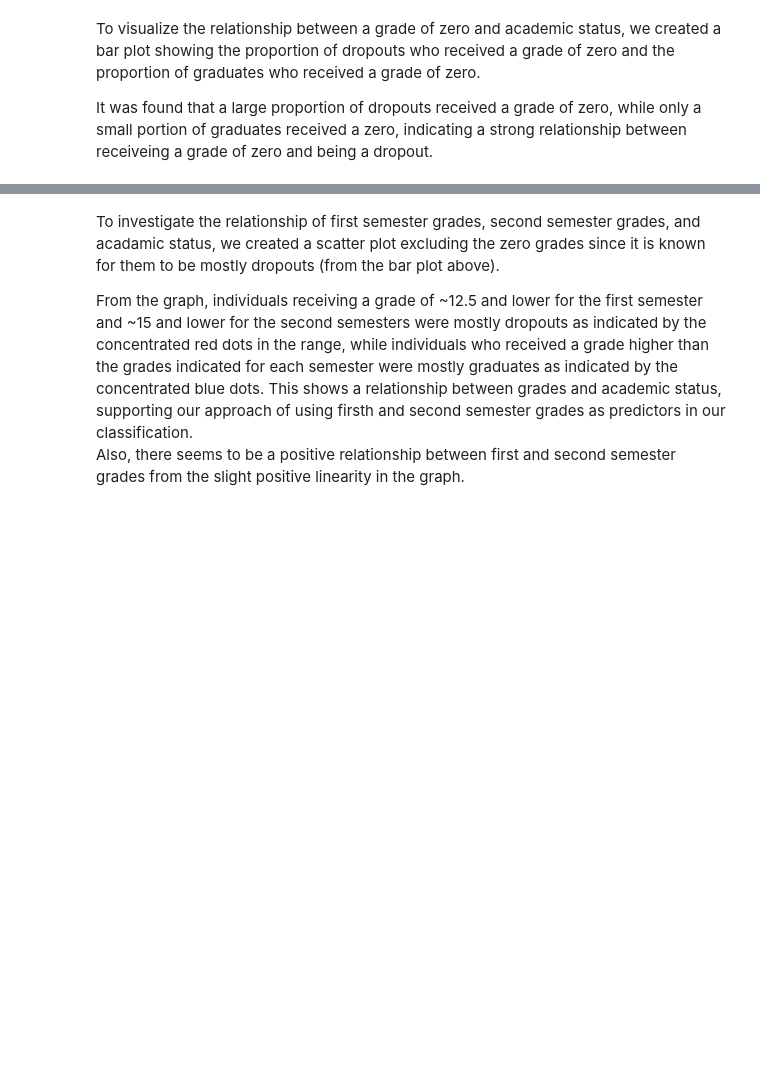
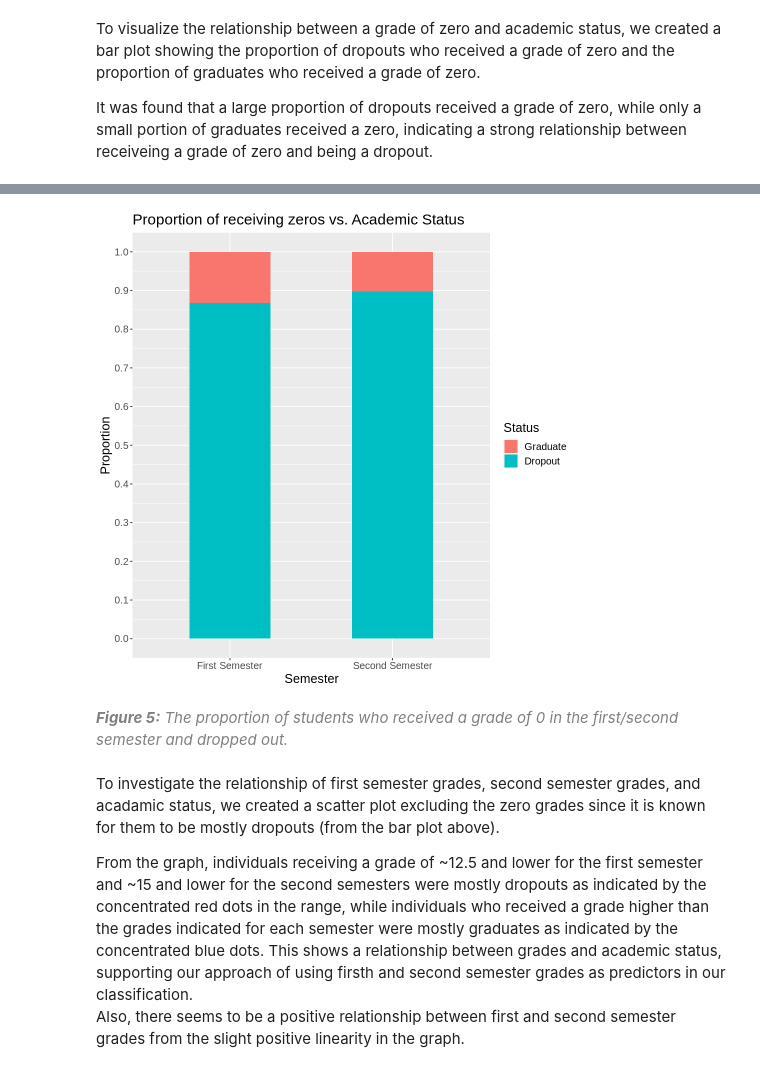
Before and after one commit to ekang27kc/dsci100-2023-T2-Group01-project, a Jupyter notebook: Project_Report.ipynb, the cells around one changed output, grey strips where cells are left out. Saved outputs shown, nothing was run; the diff lists cells and outputs as text; code cells hidden in the pictures; blank space fills up the shorter version.

```diff
--- a/Project_Report.ipynb
+++ b/Project_Report.ipynb
@@ -216,3 +210,25 @@ _<span style=
+# %%
+options(repr.plot.width = 8, repr.plot.height = 8)
+
+zero_proportion <- zero_grade_count |>
+  pivot_longer(cols = -status, names_to = "semester", values_to = "count") |>
+  group_by(semester) |>
+  mutate(prop = count / sum(count))
+
+zero_prop_graph <- ggplot(zero_proportion, aes(x = semester, y = prop, fill = rev(status))) +
+  geom_bar(stat = "identity", position = "stack", width = 0.5) +
+  labs(x = "Semester", y = "Proportion", fill = "Status",
+       title = "Proportion of receiving zeros vs. Academic Status") +
+  scale_y_continuous(breaks = seq(0, 1, 0.1)) +
+  theme(text = element_text(size = 15)) +
+  scale_x_discrete(labels = c("First Semester", "Second Semester")) +
+  scale_fill_discrete(labels = c("Graduate", "Dropout"))
+
+zero_prop_graph
+# %% [output]
+[figure, added]
+# %% [markdown]
+_<span style="color:gray">**Figure 5:** The proportion of students who received a grade of 0 in the first/second semester and dropped out. </span>_
 # %% [markdown]
 To investigate the relationship of first semester grades, second semester grades, and acadamic status, we created a scatter plot excluding the zero grades since it is known for them to be mostly dropouts (from the bar plot above).
 
```
Also changed, not shown: parts of 7 cells of this notebook.
